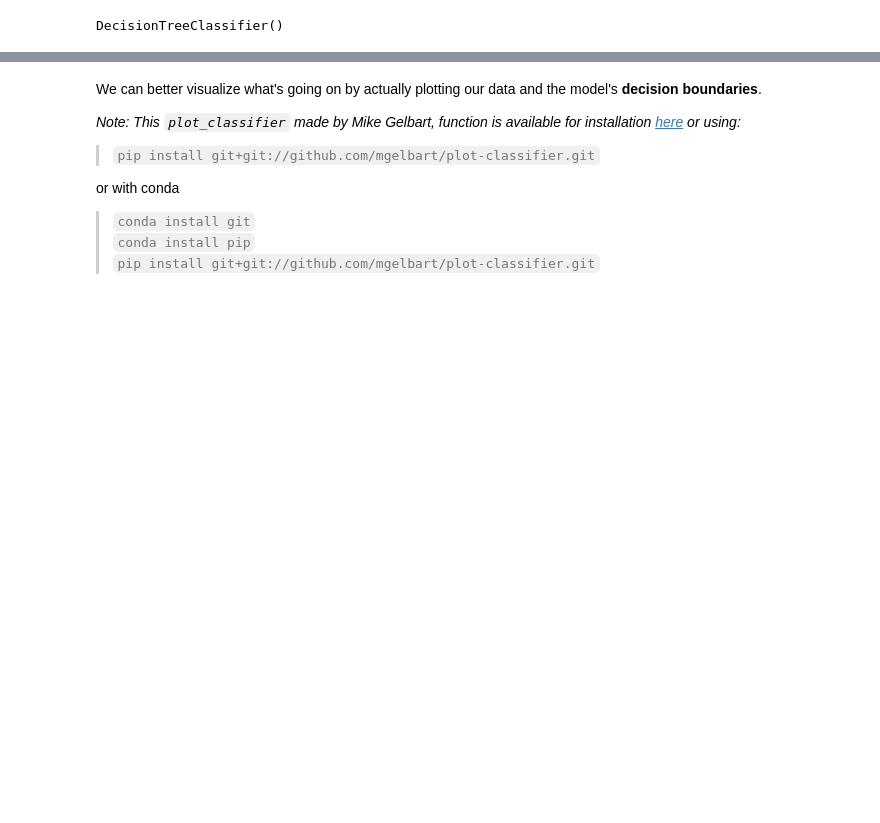
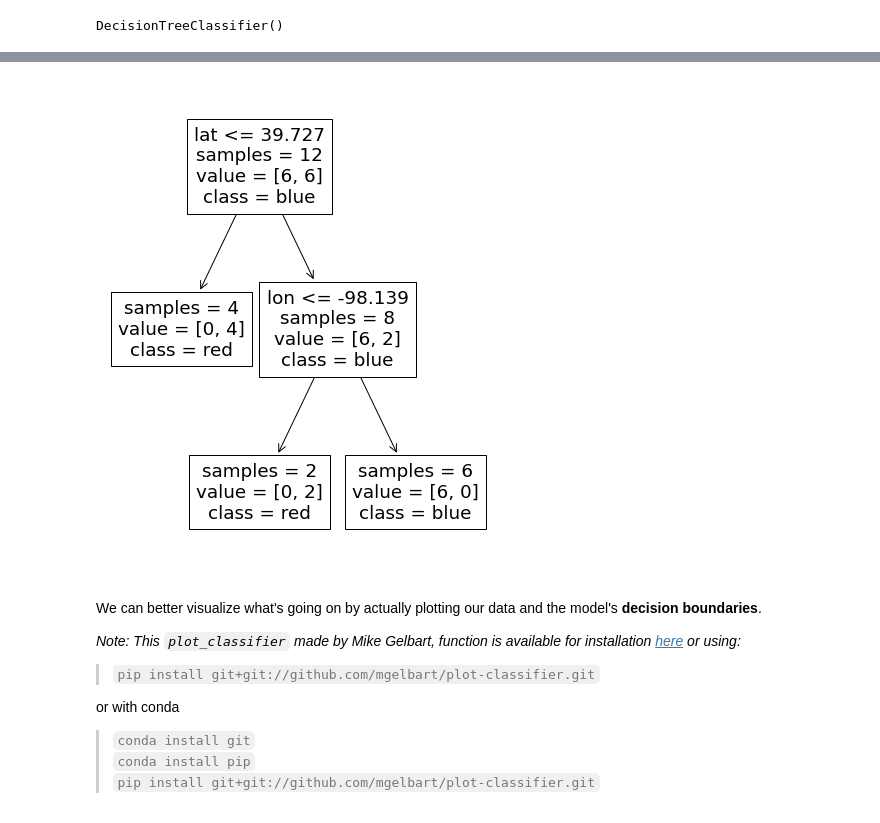
Before and after one commit to bait509-ubc/BAIT509, a Jupyter notebook: lectures/lecture1.ipynb, the cells around one changed output, grey strips where cells are left out. Cells and saved outputs as stored; diff of their text form; code cells hidden in the pictures; blank space fills up the shorter version.

Commit message:
Replace graphviz depency with built-in scikit learn tree plot

```diff
--- a/lectures/lecture1.ipynb
+++ b/lectures/lecture1.ipynb
@@ -547,3 +527,17 @@ display_tree(X.columns, model, "imgs/decision_tree")
+# %%
+from sklearn.tree import plot_tree
+import matplotlib.pyplot as plt
+
+
+plot_tree(
+    model,
+    feature_names=X.columns,
+    class_names=y.unique()[::-1],
+    impurity=False,
+    ax=plt.subplots(figsize=(7, 9))[1]  # We need to create a figure to control the overall plot size
+);
+# %% [output]
+[figure, added]
 # %% [markdown]
 We can better visualize what's going on by actually plotting our data and the model's  **decision boundaries**.
 
```
Also changed, not shown: parts of 33 cells of this notebook.
